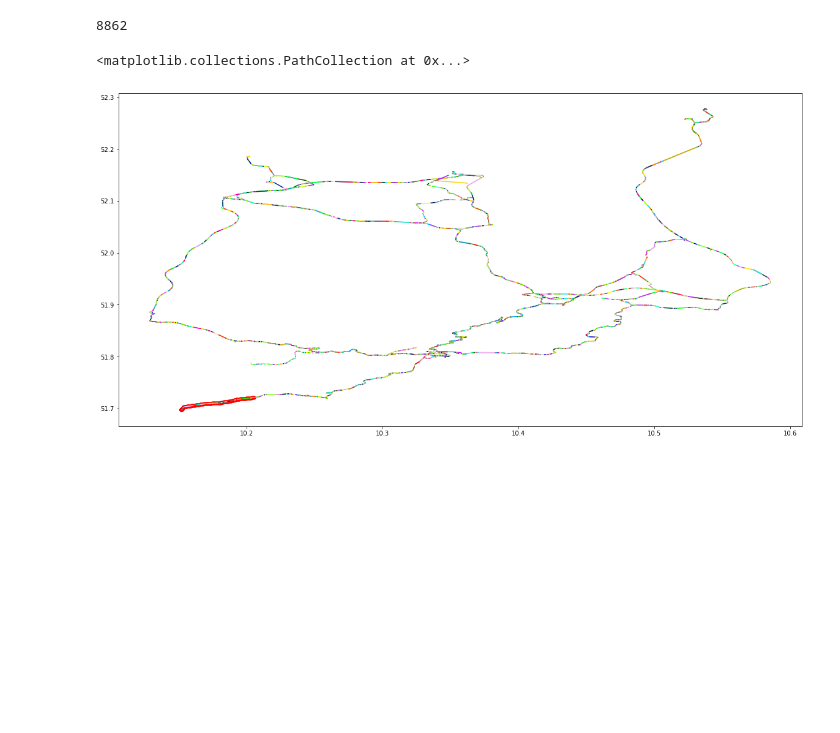
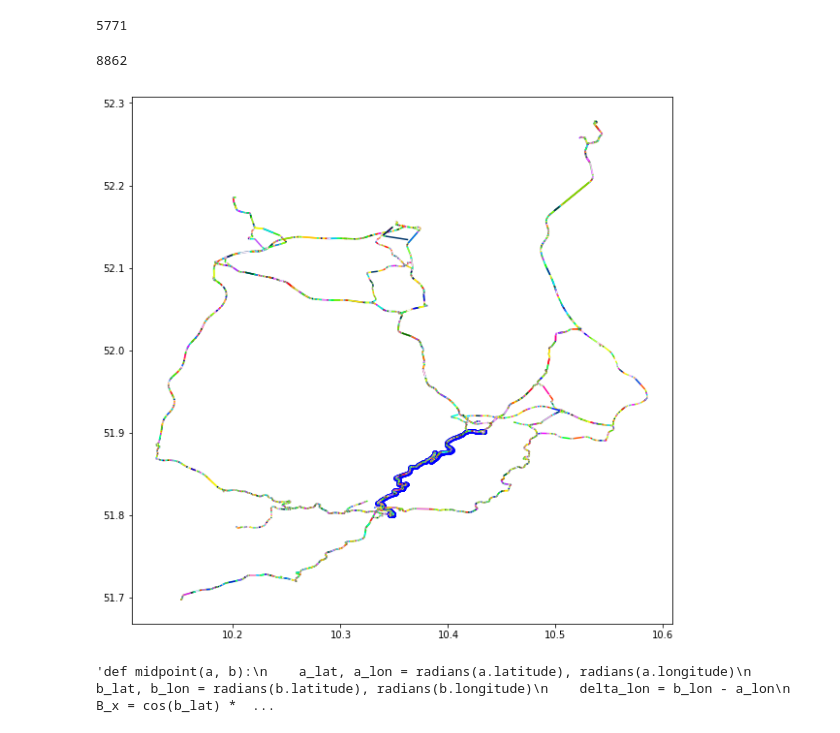
Before and after one commit to NimiJithin/test, a Jupyter notebook: research-08-08.ipynb, the cells around one changed output. Saved outputs shown, nothing was run; the diff lists cells and outputs as text; code cells hidden in the pictures; blank space fills up the shorter version.

```diff
--- a/research-08-08.ipynb
+++ b/research-08-08.ipynb
@@ -12,12 +14,20 @@ from haversine import haversine,Unit
 # %%
-filepath = r"C:\Users\NImi Jithin\Desktop\Studies\sem-3\research track\SegmentTable.csv"
-df = pd.read_csv(filepath)
+#filepath = r"C:\Users\NImi Jithin\Desktop\Studies\sem-3\research track\SegmentTable.csv"
+#df = pd.read_csv(filepath)
+#df = df.iloc[5500:6000]
+#df = df.iloc[:500]
 
-#df = df.iloc[3300:,]
-#df = df.iloc[:500]
-filepath = r"C:\Users\NImi Jithin\Desktop\Studies\sem-3\research track\Measurements\m90.csv"
+filepath = r"C:\Users\NImi Jithin\Desktop\Studies\sem-3\research track\Measurements\m1.csv"
 measuresdf = pd.read_csv(filepath)
-measuresdf =  measuresdf.iloc[2000:,]
+#measuresdf =  measuresdf.iloc[2000:5000]
+measuresdf =  measuresdf.iloc[0:,]
+df = pd.read_excel("C:/Users/NImi Jithin/Desktop/data/SegmentTable.xlsx")
+measuresdf = pd.read_excel("C:/Users/NImi Jithin/Desktop/data/ms1.xlsx")
+# %%
+# assigning measured data into different dataframe
+len(measuresdf)
+# %% [output]
+5771
 # %%
 #q1 = """SELECT * FROM df WHERE Start_Longitude > 10.34  AND Start_Latitude <51.84 """
 #df = sql.sqldf(q1, locals())
@@ -35,25 +45,27 @@ xtrapts = pts[:len(pts)-0]
 # %%
 #segments = np.hstack([xtrapts[:-1], xtrapts[1:]])
 #plot segments-------------------------------------------------------------
-
-
-fig, ax = plt.subplots()
-#ax.set_xlim([10.30, 10.45])
-plt.rcParams["figure.figsize"] = (20,10)
+fig = plt.figure()
+ax = fig.subplots()
+#fig,ax = plt.subplots()
+#fig = plt.figure()
+#ax.set_xlim([10.30, 10.306])
+#ax.set_ylim([51.80, 51.8075])
+#ax.margins(x=0.75, y=-0.1)
+plt.rcParams["figure.figsize"] = (10,10)
 coll = LineCollection(xtrapts, cmap=plt.cm.gist_ncar)
 coll.set_array(np.random.random(xtrapts.shape[0]))
 
 ax.add_collection(coll)
 ax.autoscale_view()
-
 #plot measurements ---------------------------------------------------------
 xMeasurement, yMeasurement =  measuresdf.long.values, measuresdf.lat.values
-ax.scatter(xMeasurement,yMeasurement,s=20, color='r')
+ax.scatter(xMeasurement ,yMeasurement,s=7, color='b')
+fig.savefig('C:/Users/NImi Jithin/Desktop/data/sample.png',bbox_inches='tight')
 # %% [output]
-<matplotlib.collections.PathCollection at 0x...>
-[figure, old version]
+[figure, new version]
 # %%
-def midpoint(a, b):
+"""def midpoint(a, b):
     a_lat, a_lon = radians(a.latitude), radians(a.longitude)
     b_lat, b_lon = radians(b.latitude), radians(b.longitude)
     delta_lon = b_lon - a_lon
@@ -67,3 +79,6 @@ def midpoint(a, b):
     # Normalise
     mid_lon = (mid_lon + 3*pi) % (2*pi) - pi
     return (degrees(mid_lat), degrees(mid_lon))
+"""
+# %% [output]
+'def midpoint(a, b):\n    a_lat, a_lon = radians(a.latitude), radians(a.longitude)\n    b_lat, b_lon = radians(b.latitude), radians(b.longitude)\n    delta_lon = b_lon - a_lon\n    B_x = cos(b_lat) *  ...
```
Also changed, not shown: parts of 23 cells of this notebook.
